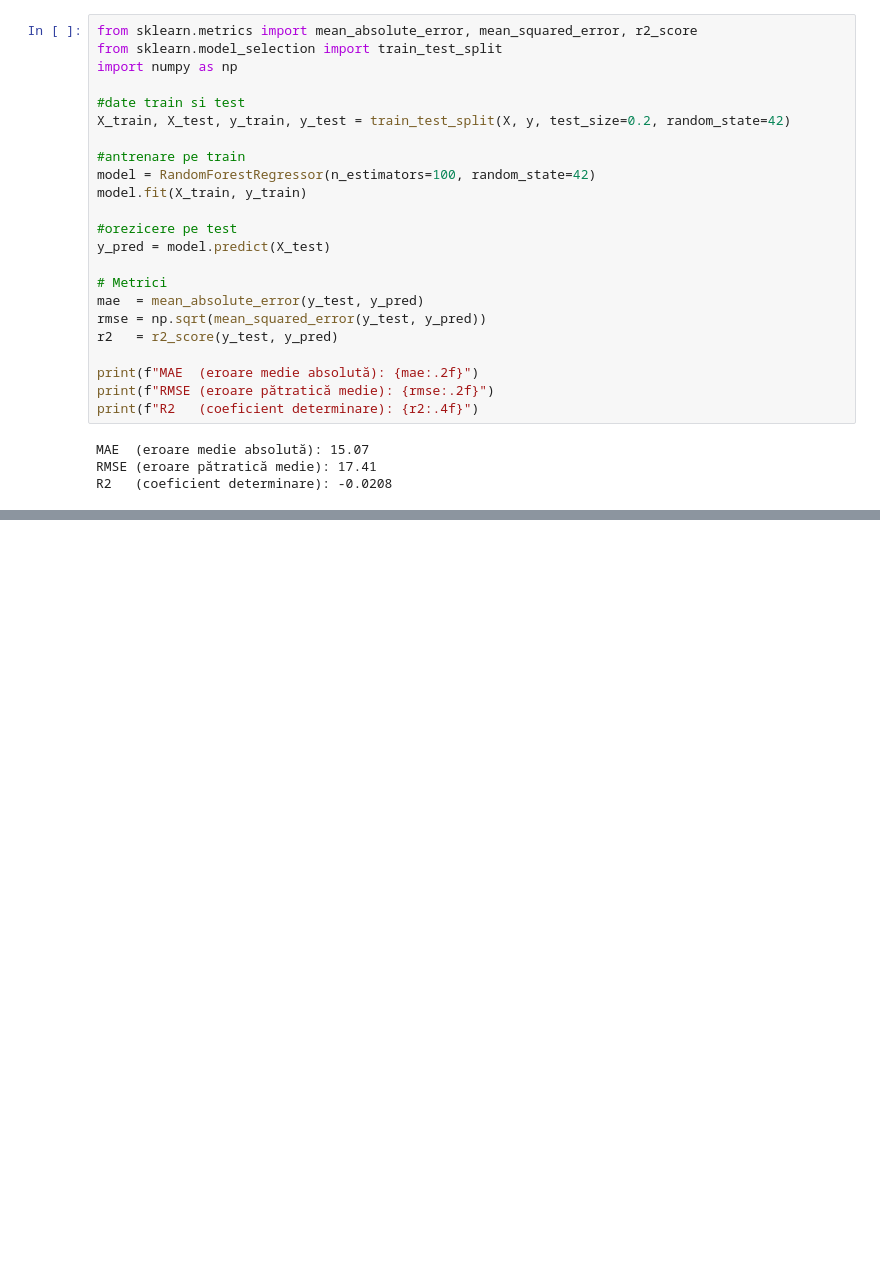
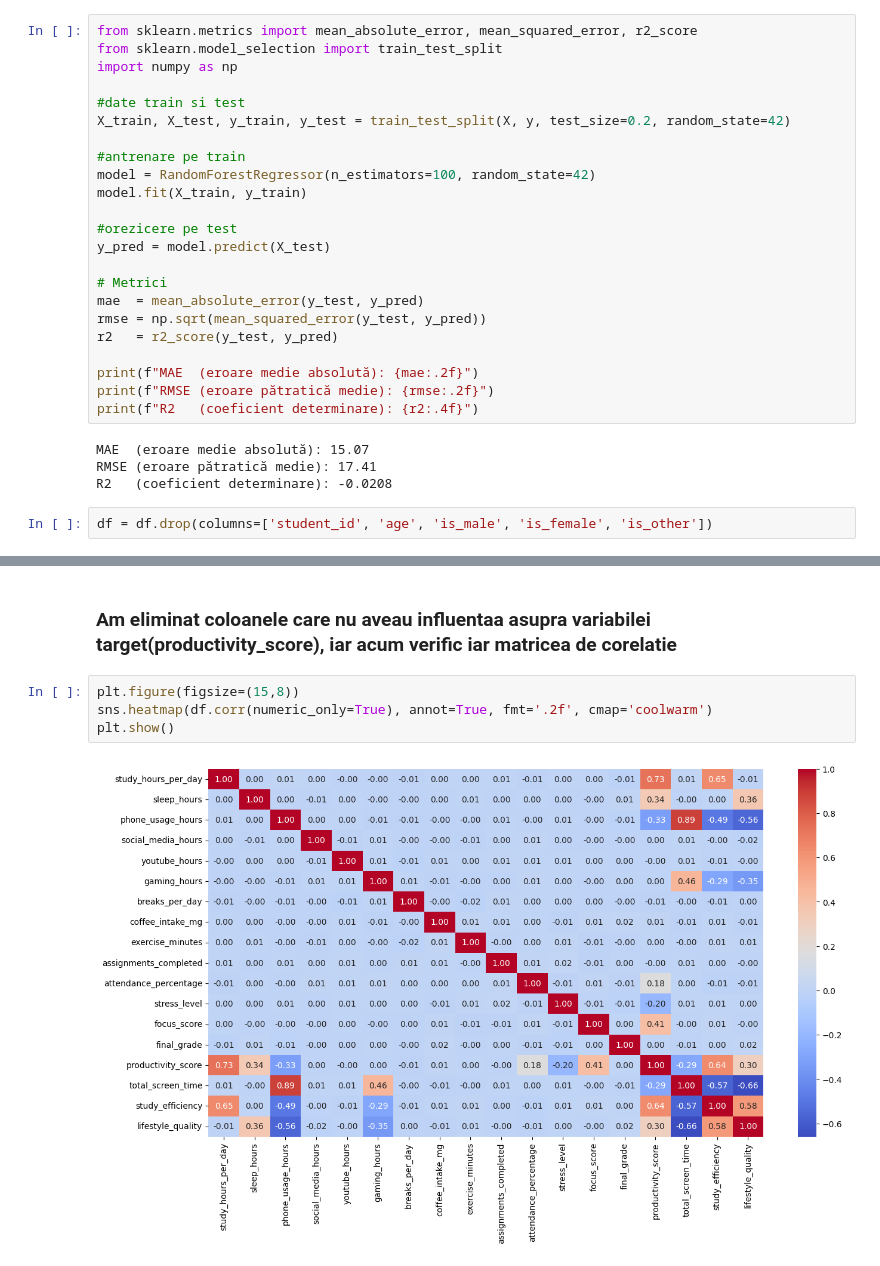
Before and after one commit to tbno9/Sisteme_Inteligente_proiect, a Jupyter notebook: ml_prezicere.ipynb, the cells around one changed output, grey strips where cells are left out. Drawn from its saved outputs; the diff is of its cells as text; blank space fills up the shorter version.

Commit message:
eliminare coloane + heatmaps noi

```diff
--- a/ml_prezicere.ipynb
+++ b/ml_prezicere.ipynb
@@ -391,3 +385,5 @@ print(f"R2   (coeficient determinare): {r2:.4f}")
 MAE  (eroare medie absolută): 15.07
 RMSE (eroare pătratică medie): 17.41
 R2   (coeficient determinare): -0.0208
+# %%
+df = df.drop(columns=['student_id', 'age', 'is_male', 'is_female', 'is_other'])
@@ -393,0 +400,8 @@ R2   (coeficient determinare): -0.0208
+# %% [markdown]
+### Am eliminat coloanele care nu aveau influentaa asupra variabilei target(productivity_score), iar acum verific iar matricea de corelatie
+# %%
+plt.figure(figsize=(15,8))
+sns.heatmap(df.corr(numeric_only=True), annot=True, fmt='.2f', cmap='coolwarm')
+plt.show()
+# %% [output]
+[figure, added]
```
Also changed, not shown: parts of 6 cells of this notebook.
